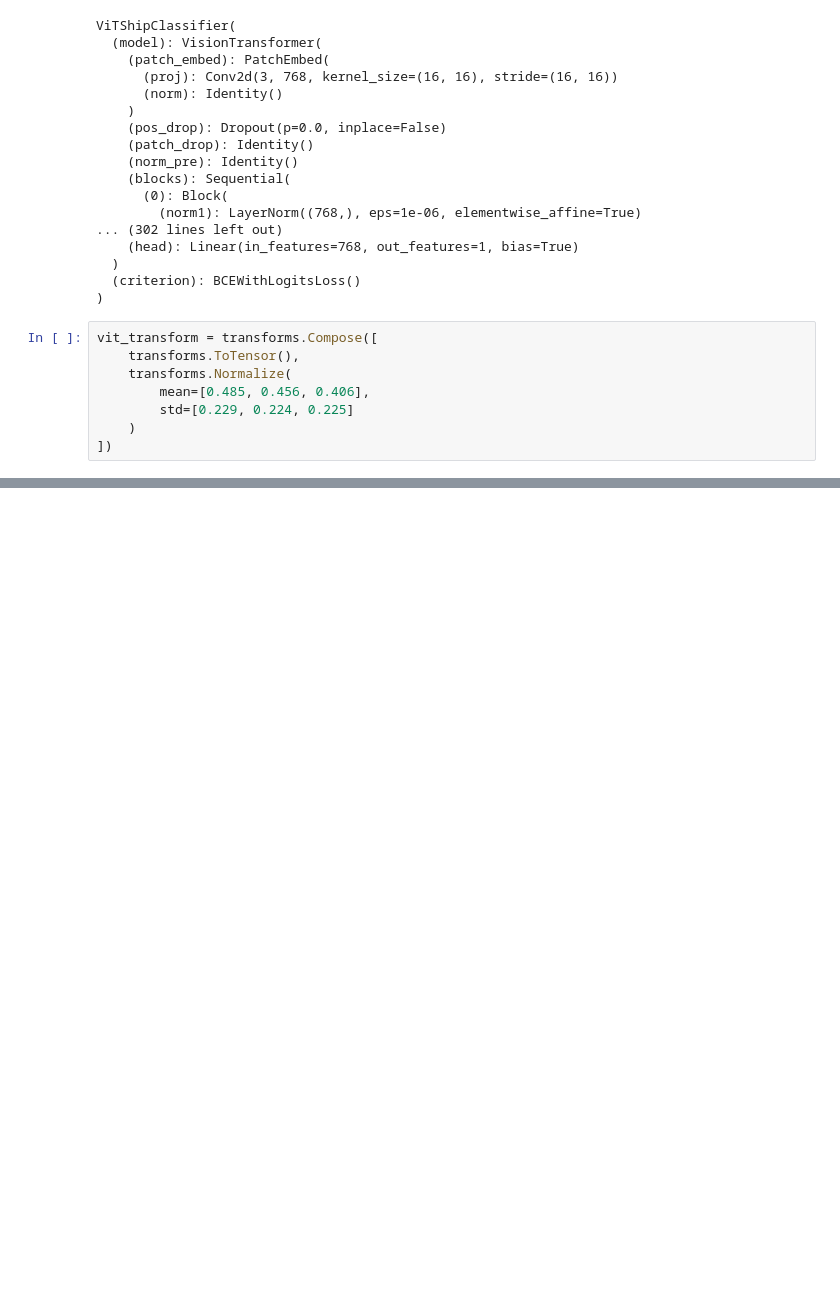
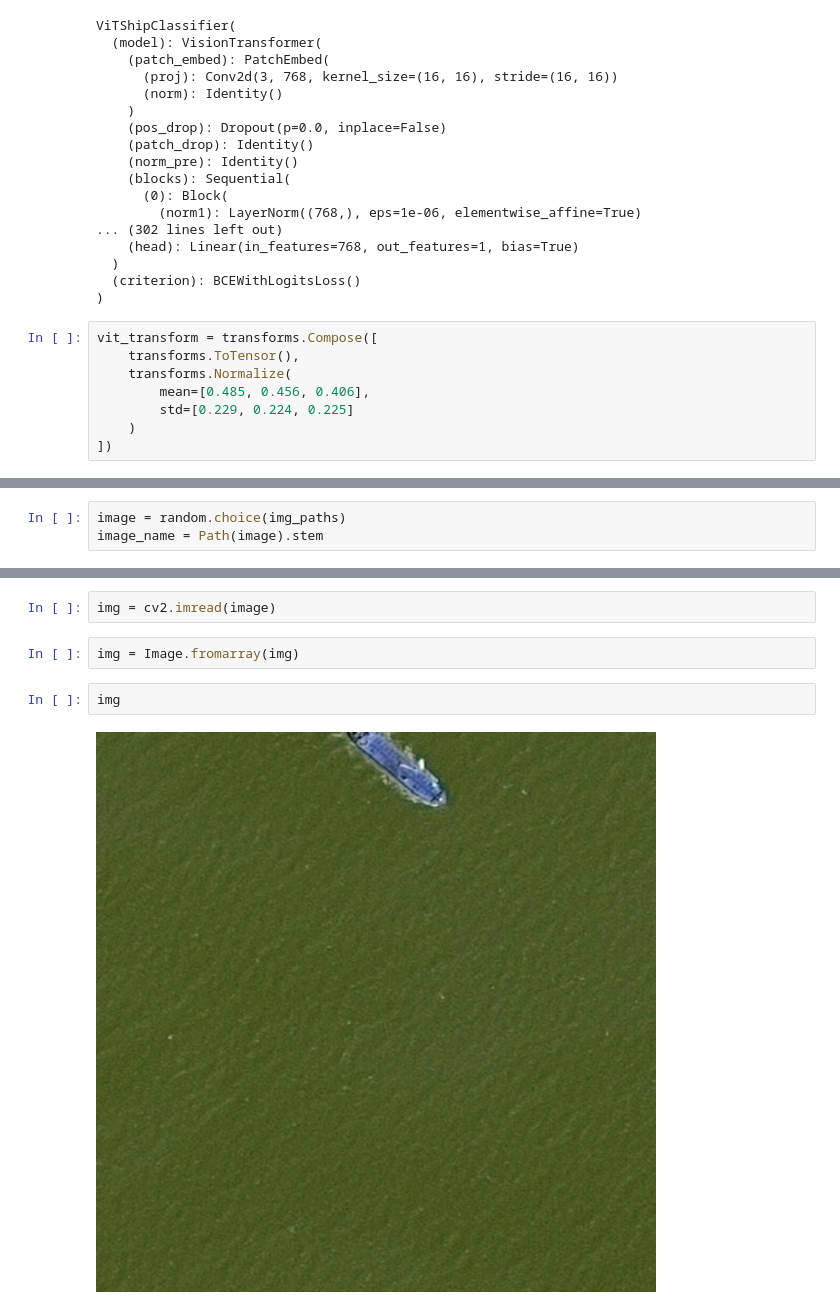
Before and after one commit to LinYang-AI/ship-detector, a Jupyter notebook: notebooks/vit_inference.ipynb, the cells around one changed output, grey strips where cells are left out. Saved outputs shown, nothing was run; the diff lists cells and outputs as text; blank space fills up the shorter version.

```diff
--- a/notebooks/vit_inference.ipynb
+++ b/notebooks/vit_inference.ipynb
@@ -246,0 +311,3 @@ def process_image(model: ViTShipClassifier, transforms: transforms.Compose, conf
+# %%
+image = random.choice(img_paths)
+image_name = Path(image).stem
@@ -246,0 +363,8 @@ def process_image(model: ViTShipClassifier, transforms: transforms.Compose, conf
+# %%
+img = cv2.imread(image)
+# %%
+img = Image.fromarray(img)
+# %%
+img
+# %% [output]
+[figure, added]
```
Also changed, not shown: parts of 24 cells of this notebook, 3 other files.
